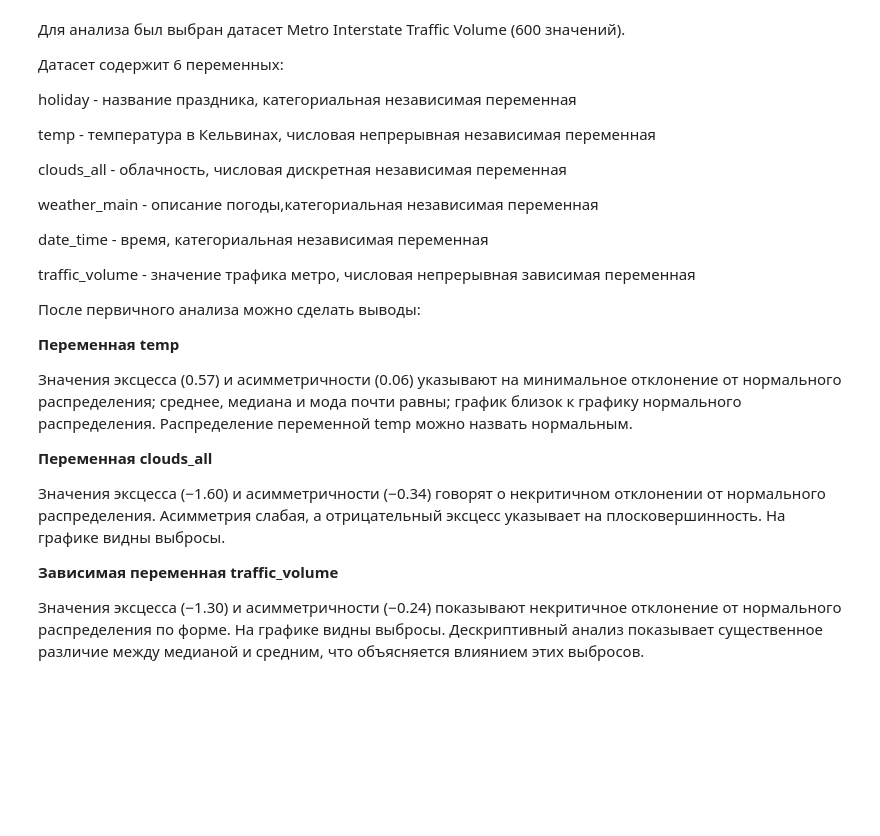
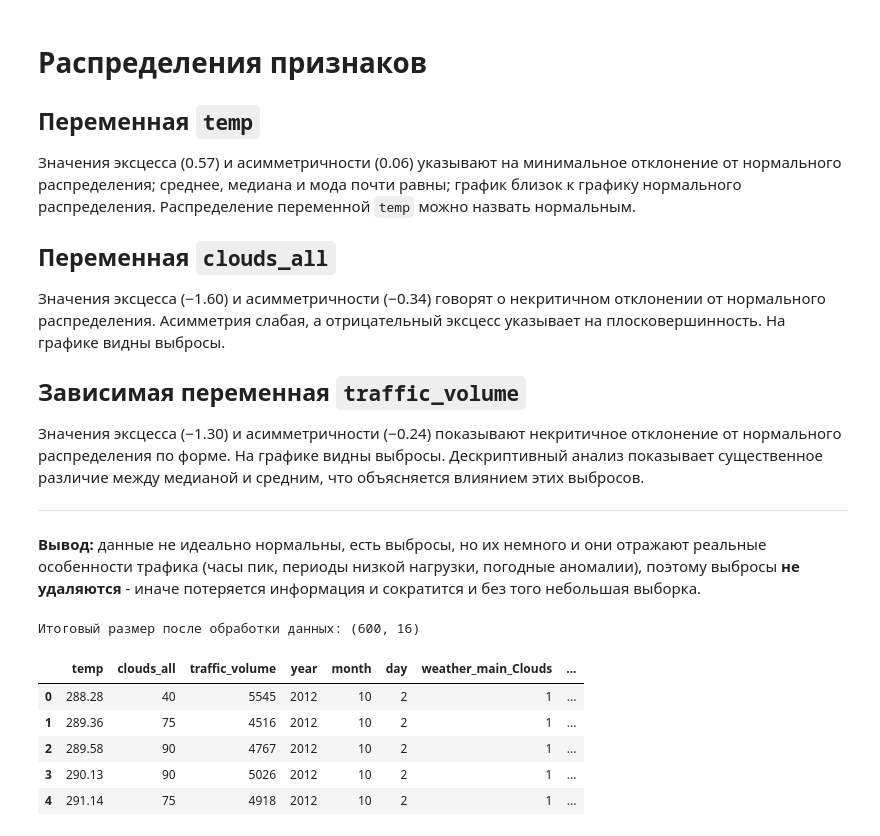
Before and after one commit to DariaNoImagination/Lab-1, a Jupyter notebook: lab1.ipynb, the cells around one changed output. Saved outputs shown, nothing was run; the diff lists cells and outputs as text; code cells hidden in the pictures; blank space fills up the shorter version.

```diff
--- a/lab1.ipynb
+++ b/lab1.ipynb
@@ -0,0 +42,10 @@
+# %%
+TARGET = 'traffic_volume'
+dataset = fetch_ucirepo(id=492)
+df = dataset.data.features.copy()
+df[TARGET] = dataset.data.targets[TARGET]
+cols_to_drop = ["weather_description", "rain_1h", "snow_1h"]
+df = df.drop(columns=cols_to_drop, errors="ignore")
+df = df.head(600).reset_index(drop=True)
+print("Размер датасета (строк, столбцов):", df.shape)
+df.head()
@@ -195,40 +148,23 @@ if __name__ == "__main__":
 # %% [markdown]
-Для анализа был выбран датасет Metro Interstate Traffic Volume (600 значений).
+# Распределения признаков
 
-Датасет содержит 6 переменных:
+## Переменная `temp`
 
-holiday - название праздника, категориальная независимая переменная
+Значения эксцесса (0.57) и асимметричности (0.06) указывают на минимальное отклонение от нормального распределения; среднее, медиана и мода почти равны; график близок к графику нормального распределения. Распределение переменной `temp` можно назвать нормальным.
 
-temp - температура в Кельвинах, числовая непрерывная независимая переменная
-
-clouds_all - облачность, числовая дискретная независимая переменная
-
-weather_main - описание погоды,категориальная независимая переменная
-
-date_time - время, категориальная независимая переменная
-
-traffic_volume - значение трафика метро, числовая непрерывная зависимая переменная
-
-После первичного анализа можно сделать выводы:
-
-**Переменная temp**
-
-Значения эксцесса (0.57) и асимметричности (0.06) указывают на минимальное отклонение от нормального распределения; среднее, медиана и мода почти равны; график близок к графику нормального распределения. Распределение переменной temp можно назвать нормальным.
-
-**Переменная clouds_all**
+## Переменная `clouds_all`
 
 Значения эксцесса (−1.60) и асимметричности (−0.34) говорят о некритичном отклонении от нормального распределения. Асимметрия слабая, а отрицательный эксцесс указывает на плосковершинность. На графике видны выбросы.
 
-**Зависимая переменная traffic_volume**
+## Зависимая переменная `traffic_volume`
 
 Значения эксцесса (−1.30) и асимметричности (−0.24) показывают некритичное отклонение от нормального распределения по форме. На графике видны выбросы. Дескриптивный анализ показывает существенное различие между медианой и средним, что объясняется влиянием этих выбросов.
+
+---
+
+**Вывод:** данные не идеально нормальны, есть выбросы, но их немного и они отражают реальные особенности трафика (часы пик, периоды низкой нагрузки, погодные аномалии), поэтому выбросы **не удаляются** - иначе потеряется информация и сократится и без того небольшая выборка.
 # %%
-import pandas as pd
-
-def add_time_features(df, date_col,
-                      unit=None, date_format=None,
-                      drop_original=True, inplace=False):
-
+def add_time_features(df, date_col,unit=None, date_format=None,drop_original=True, inplace=False):
     if not inplace:
         df = df.copy()
 
@@ -253,7 +189,6 @@ def add_time_features(df, date_col,
     df["month"] = dt.dt.month
     df["day"]   = dt.dt.day
 
-    # часть суток
     hour = dt.dt.hour
 
     def _part(h):
@@ -269,45 +204,46 @@ def add_time_features(df, date_col,
 
     df["part_of_day"] = hour.map(_part)
 
-
     if drop_original:
         df = df.drop(columns=[date_col])
 
     if inplace:
         return None
     return df
 
-
-header = [str(h).strip() for h in raw[0]]
-rows = raw[1:]
-df = pd.DataFrame(rows, columns=header)
-
-for col in df.columns:
-    converted = pd.to_numeric(df[col], errors="coerce")
-    if converted.notna().mean() > 0.9:
-        df[col] = converted
-
 if "date_time" in df.columns:
     df = add_time_features(df, "date_time", unit=None, drop_original=True)
 
+df.head()
 
 cat_cols = [
     c for c in df.columns
-    if c != TARGET_DEFAULT
+    if c != TARGET
        and not pd.api.types.is_numeric_dtype(df[c])
        and df[c].notna().any()
 ]
 original_cats = list(cat_cols)
 
 if cat_cols:
     dummies = pd.get_dummies(
         df[cat_cols].astype(str),
         prefix=cat_cols,
         drop_first=True,
         dtype=int
     )
     df = df.drop(columns=original_cats)
     df = pd.concat([df, dummies], axis=1)
 
 df = df.apply(pd.to_numeric, errors="coerce")
+
+print("Итоговый размер после обработки данных:", df.shape)
+df.head()
+# %% [output]
+Итоговый размер после обработки данных: (600, 16)
+|  | temp | clouds_all | traffic_volume | year | month | day | weather_main_Clouds | ... |
+| 0 | 288.28 | 40 | 5545 | 2012 | 10 | 2 | 1 | ... |
+| 1 | 289.36 | 75 | 4516 | 2012 | 10 | 2 | 1 | ... |
+| 2 | 289.58 | 90 | 4767 | 2012 | 10 | 2 | 1 | ... |
+| 3 | 290.13 | 90 | 5026 | 2012 | 10 | 2 | 1 | ... |
+| 4 | 291.14 | 75 | 4918 | 2012 | 10 | 2 | 1 | ... |
 # %% [markdown]
```
Also changed, not shown: parts of 26 cells of this notebook.
